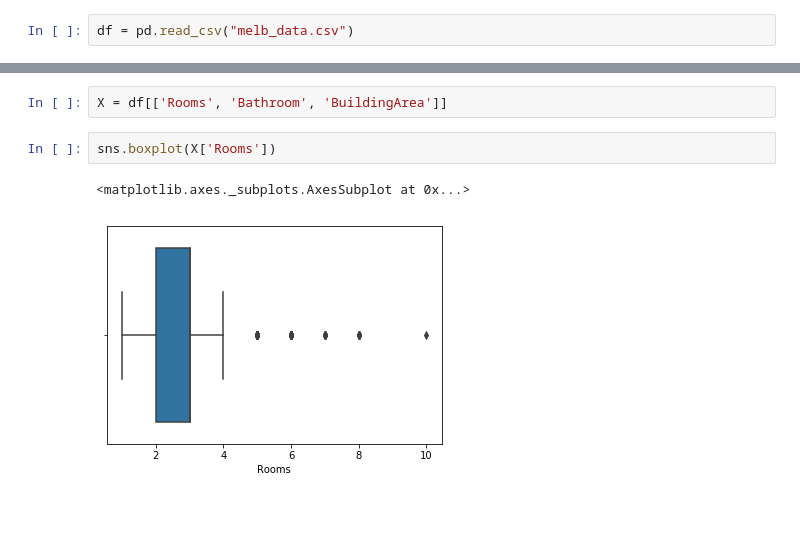
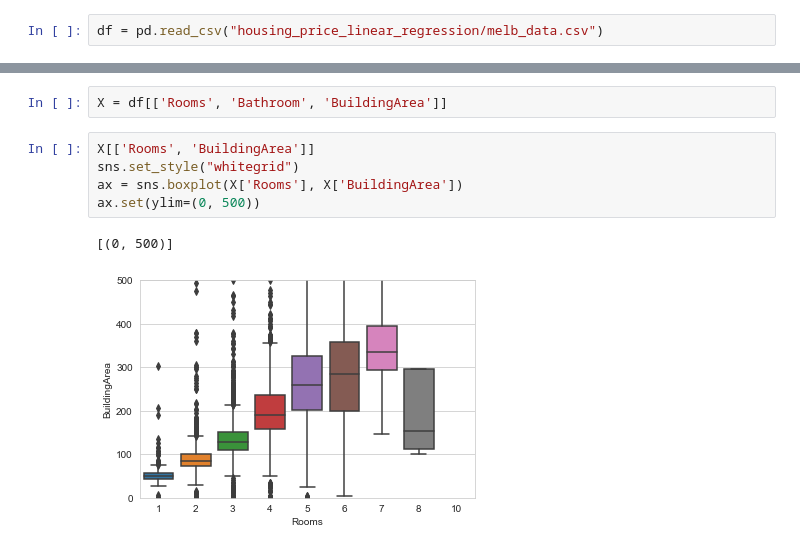
Before and after one commit to kiranparakkalkalam/ML, a Jupyter notebook: EDA/housing_price_linear_regression/housing_analysis_multivariable.ipynb, the cells around one changed output, grey strips where cells are left out. Drawn from its saved outputs; the diff is of its cells as text; blank space fills up the shorter version.

```diff
--- a/EDA/housing_price_linear_regression/housing_analysis_multivariable.ipynb
+++ b/EDA/housing_price_linear_regression/housing_analysis_multivariable.ipynb
@@ -9,7 +9,7 @@ import matplotlib.pyplot as plt
 %matplotlib inline
 import seaborn as sns
 # %%
-df = pd.read_csv("melb_data.csv")
+df = pd.read_csv("housing_price_linear_regression/melb_data.csv")
 # %%
 df.head()
 # %% [output]
@@ -42,8 +42,11 @@ df.describe()
 | max | 10.000000 | 9.000000e+06 | 48.100000 | 3977.000000 | 20.000000 | 8.000000 | 10.000000 | 433014.000000 | 44515.000000 | 2018.000000 | ... |
 # %%
 X = df[['Rooms', 'Bathroom', 'BuildingArea']]
-# %%
-sns.boxplot(X['Rooms'])
-# %% [output]
-<matplotlib.axes._subplots.AxesSubplot at 0x...>
-[figure, removed]
+# %%
+X[['Rooms', 'BuildingArea']]
+sns.set_style("whitegrid")
+ax = sns.boxplot(X['Rooms'], X['BuildingArea'])
+ax.set(ylim=(0, 500))
+# %% [output]
+[(0, 500)]
+[figure, added]
```
Also changed, not shown: parts of 15 cells of this notebook.
